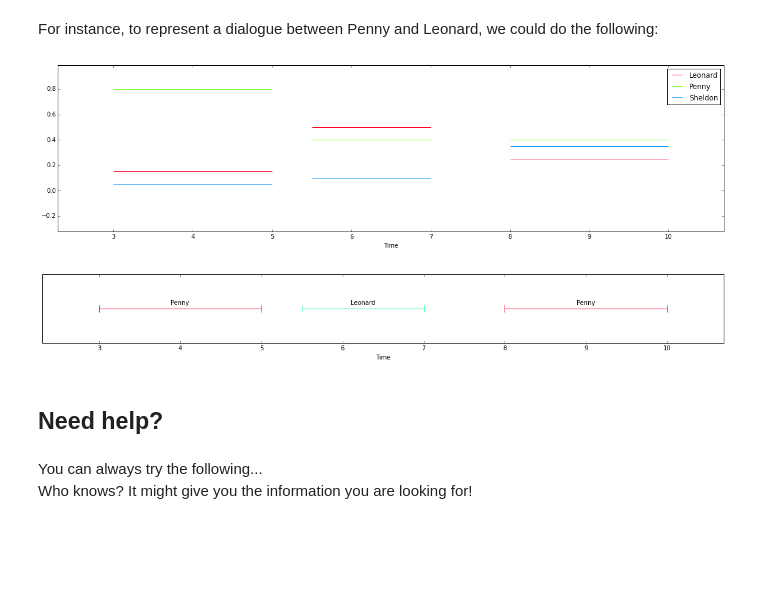
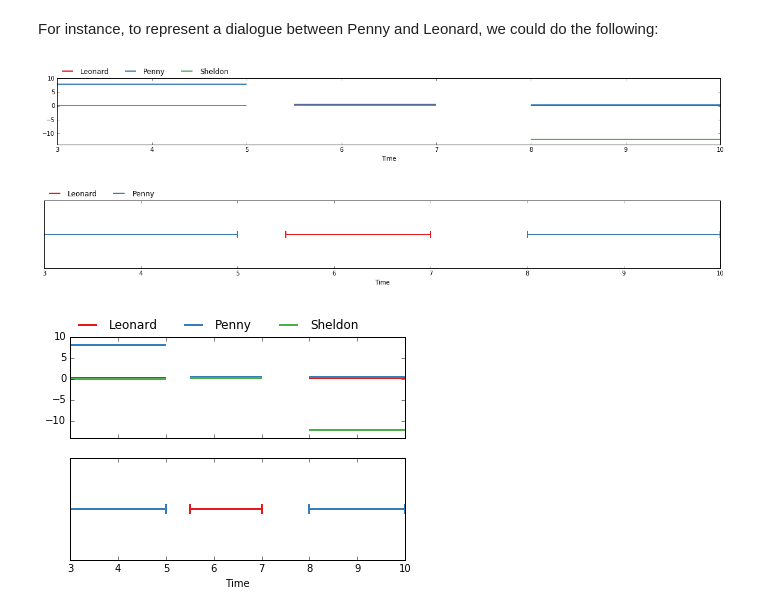
Before and after one commit to pyannote/pyannote-core, a Jupyter notebook: doc/pyannote.core.scores.ipynb, the cells around one changed output. Saved outputs shown, nothing was run; the diff lists cells and outputs as text; code cells hidden in the pictures; blank space fills up the shorter version.

Commit message:
doc: update notebook with new API

```diff
--- a/doc/pyannote.core.scores.ipynb
+++ b/doc/pyannote.core.scores.ipynb
@@ -19,24 +18,27 @@ scores = Scores(
 For instance, to represent a dialogue between Penny and Leonard, we could do the following:
 # %%
 from pyannote.core import Segment
-scores[Segment(3, 5), '_', 'Penny'] = 0.8
+scores[Segment(3, 5), '_', 'Penny'] = 8
 scores[Segment(3, 5), '_', 'Leonard'] = 0.15
 scores[Segment(3, 5), '_', 'Sheldon'] = 0.05
 scores[Segment(5.5, 7), '_', 'Penny'] = 0.4
 scores[Segment(5.5, 7), '_', 'Leonard'] = 0.5
 scores[Segment(5.5, 7), '_', 'Sheldon'] = 0.1
 scores[Segment(8, 10), '_', 'Penny'] = 0.4
 scores[Segment(8, 10), '_', 'Leonard'] = 0.25
-scores[Segment(8, 10), '_', 'Sheldon'] = 0.35
+scores[Segment(8, 10), '_', 'Sheldon'] = -12
 scores
 # %% [output]
-[figure, old version]
+[figure, new version]
 # %%
 scores.to_annotation()
 # %% [output]
-[figure, old version]
+[figure, new version]
-# %% [markdown]
-## Need help?
-# %% [markdown]
-You can always try the following...
-Who knows? It might give you the information you are looking for!
+# %%
+from pyannote.core import notebook
+subplot(211)
+notebook(scores, time=False)
+subplot(212)
+notebook(scores.to_annotation(), legend=False)
+# %% [output]
+[figure, added]
```
Also changed, not shown: parts of 1 cell of this notebook, 4 other files.
